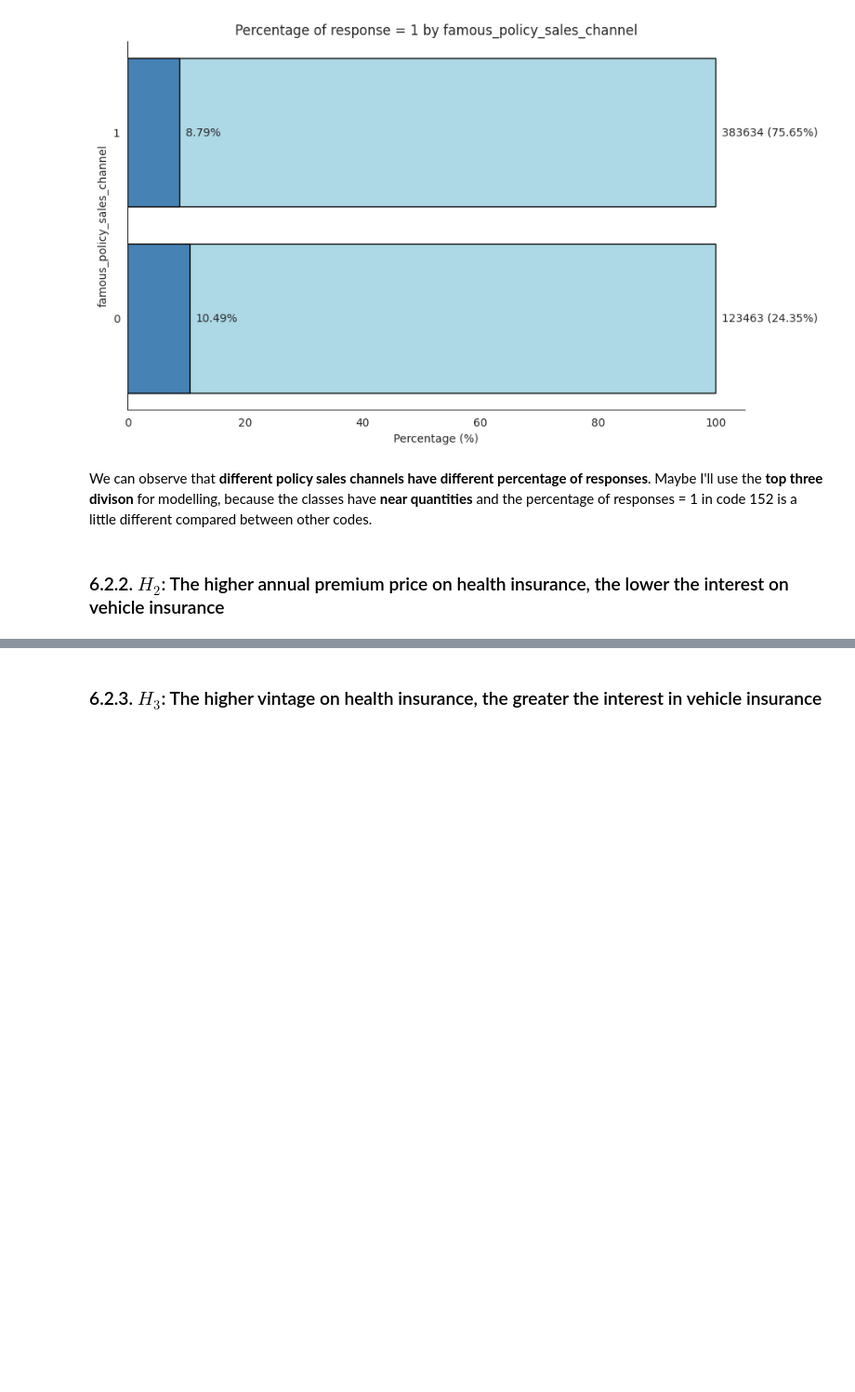
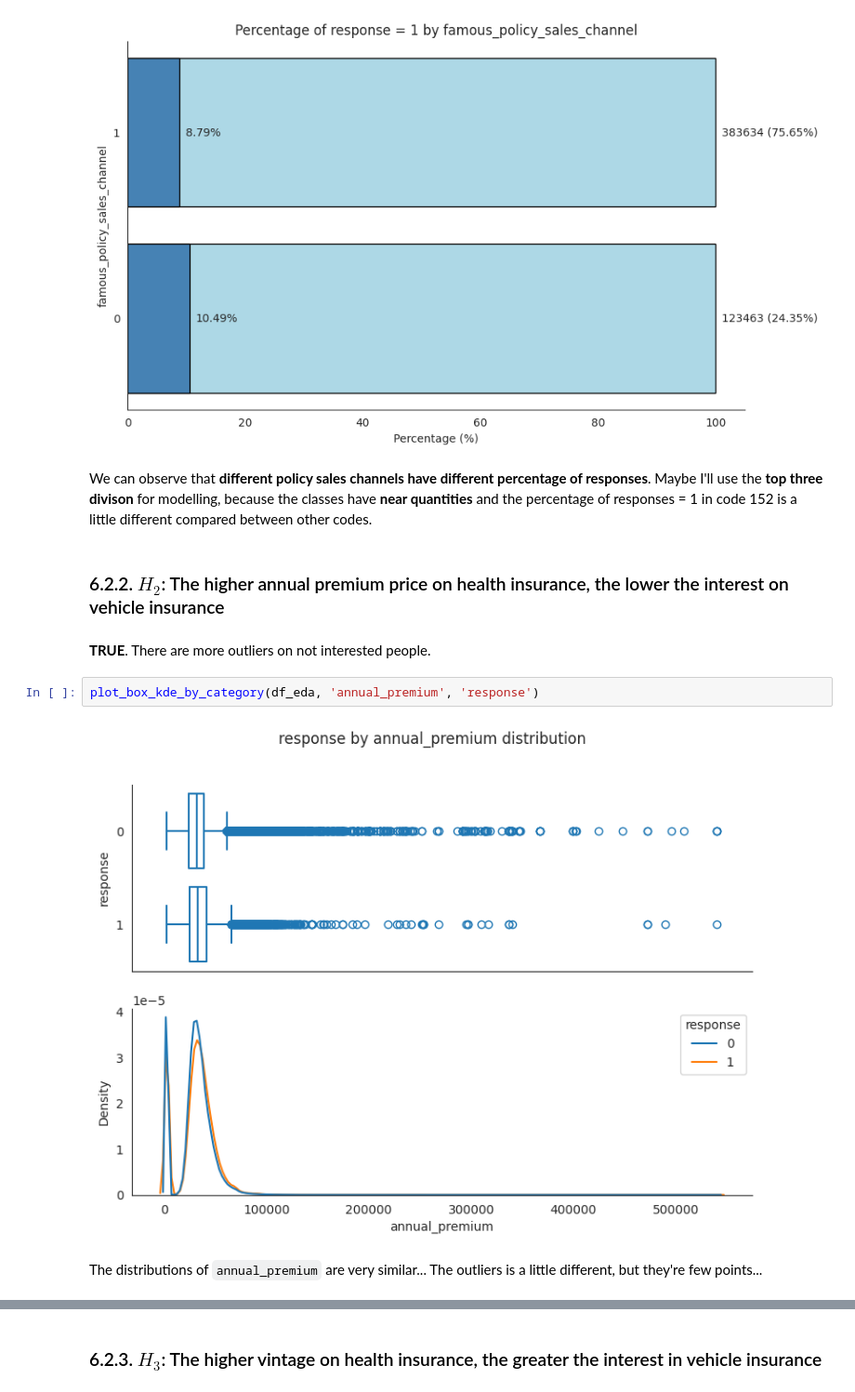
Before and after one commit to Emersonmiady/health-insurance-cross-sell, a Jupyter notebook: src/hi_cs_analysis.ipynb, the cells around one changed output, grey strips where cells are left out. Shown at 93% size. Drawn from its saved outputs; the diff is of its cells as text; blank space fills up the shorter version.

```diff
--- a/src/hi_cs_analysis.ipynb
+++ b/src/hi_cs_analysis.ipynb
@@ -678,3 +739,11 @@ plot_percentage_by_category(df_eda, 'famous_policy_sales_channel', 'response')
 We can observe that **different policy sales channels have different percentage of responses**. Maybe I'll use the **top three divison** for modelling, because the classes have **near quantities** and the percentage of responses = 1 in code 152 is a little different compared between other codes.
 # %% [markdown]
 ### 6.2.2. $H_{2}$: The higher annual premium price on health insurance, the lower the interest on vehicle insurance
+# %% [markdown]
+**TRUE**. There are more outliers on not interested people.
+# %%
+plot_box_kde_by_category(df_eda, 'annual_premium', 'response')
+# %% [output]
+[figure, added]
+# %% [markdown]
+The distributions of `annual_premium` are very similar... The outliers is a little different, but they're few points...
```
Also changed, not shown: parts of 38 cells of this notebook.
